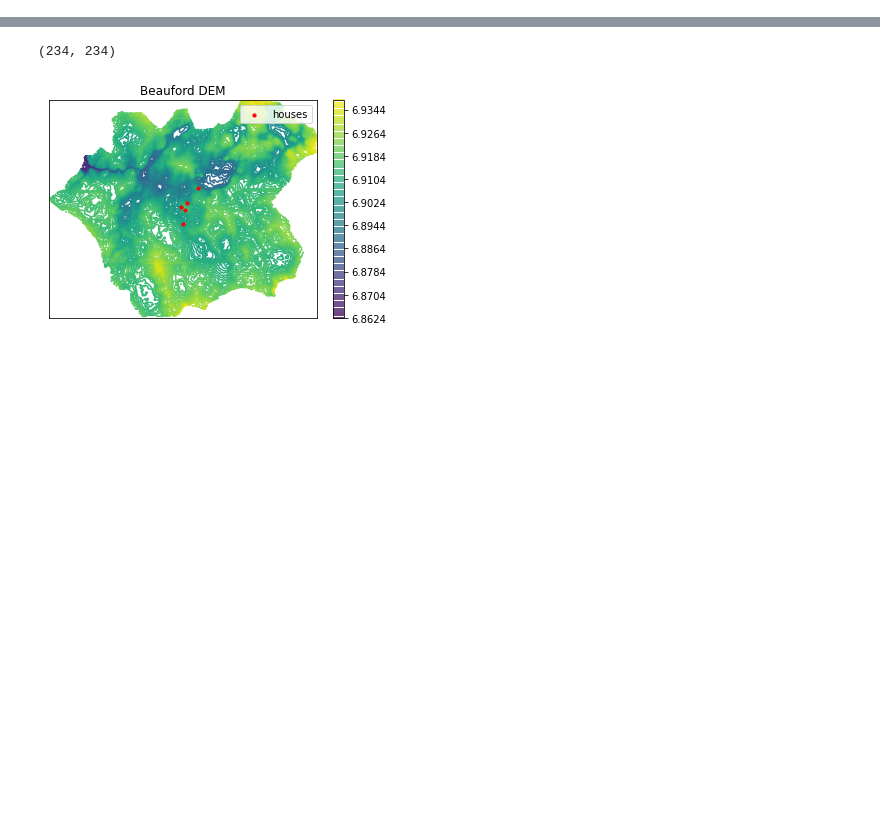
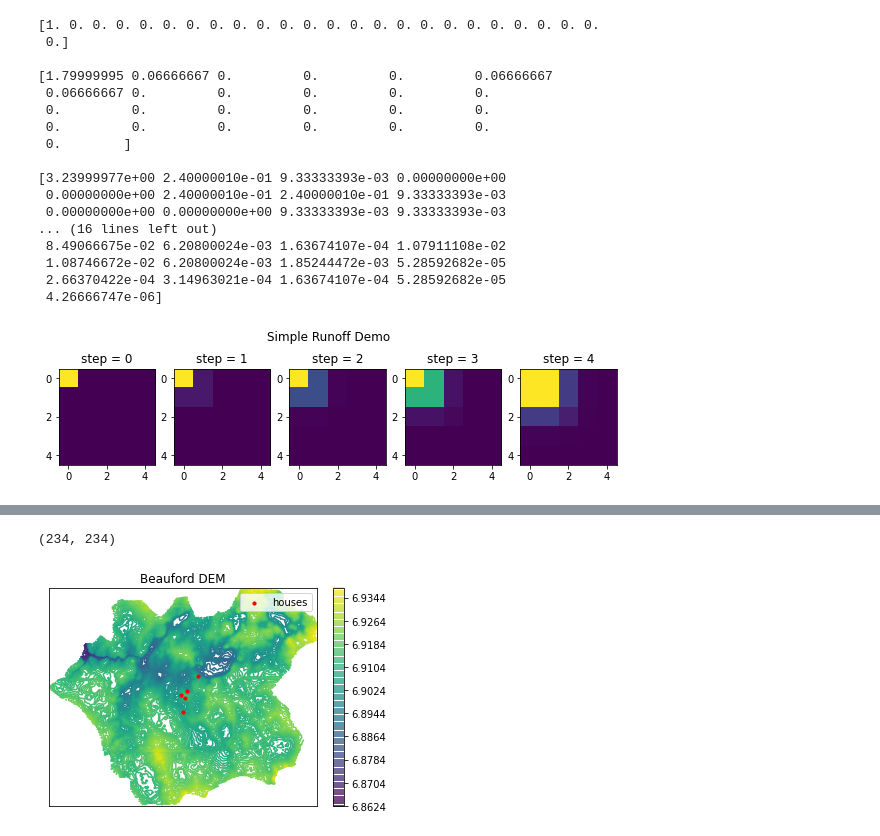
Before and after one commit to leo-ware/waterflow, a Jupyter notebook: run.ipynb, the cells around one changed output, grey strips where cells are left out. Drawn from its saved outputs; the diff is of its cells as text; code cells hidden in the pictures; blank space fills up the shorter version.

```diff
--- a/run.ipynb
+++ b/run.ipynb
@@ -7,0 +39,34 @@ from src.water import Water
+# %%
+fig, axes = plt.subplots(1, 5, figsize=((10, 2.5)))
+axes = iter(axes)
+
+for i in range(5):
+    ax = next(axes)
+    ax.set_title(f"step = {i}")
+
+    print()
+    print(record[i, :])
+    ax.imshow(record[i, :].reshape([5, 5]), vmin=0, vmax=1)
+
+fig.suptitle("Simple Runoff Demo")
+fig.savefig("imgs/one_drop_spread.png")
+plt.show()
+# %% [output]
+[1. 0. 0. 0. 0. 0. 0. 0. 0. 0. 0. 0. 0. 0. 0. 0. 0. 0. 0. 0. 0. 0. 0. 0.
+ 0.]
+
+[1.79999995 0.06666667 0.         0.         0.         0.06666667
+ 0.06666667 0.         0.         0.         0.         0.
+ 0.         0.         0.         0.         0.         0.
+ 0.         0.         0.         0.         0.         0.
+ 0.        ]
+
+[3.23999977e+00 2.40000010e-01 9.33333393e-03 0.00000000e+00
+ 0.00000000e+00 2.40000010e-01 2.40000010e-01 9.33333393e-03
+ 0.00000000e+00 0.00000000e+00 9.33333393e-03 9.33333393e-03
+... (16 lines left out)
+ 8.49066675e-02 6.20800024e-03 1.63674107e-04 1.07911108e-02
+ 1.08746672e-02 6.20800024e-03 1.85244472e-03 5.28592682e-05
+ 2.66370422e-04 3.14963021e-04 1.63674107e-04 5.28592682e-05
+ 4.26666747e-06]
+[figure, added]
```
Also changed, not shown: parts of 11 cells of this notebook, 12 other files.
